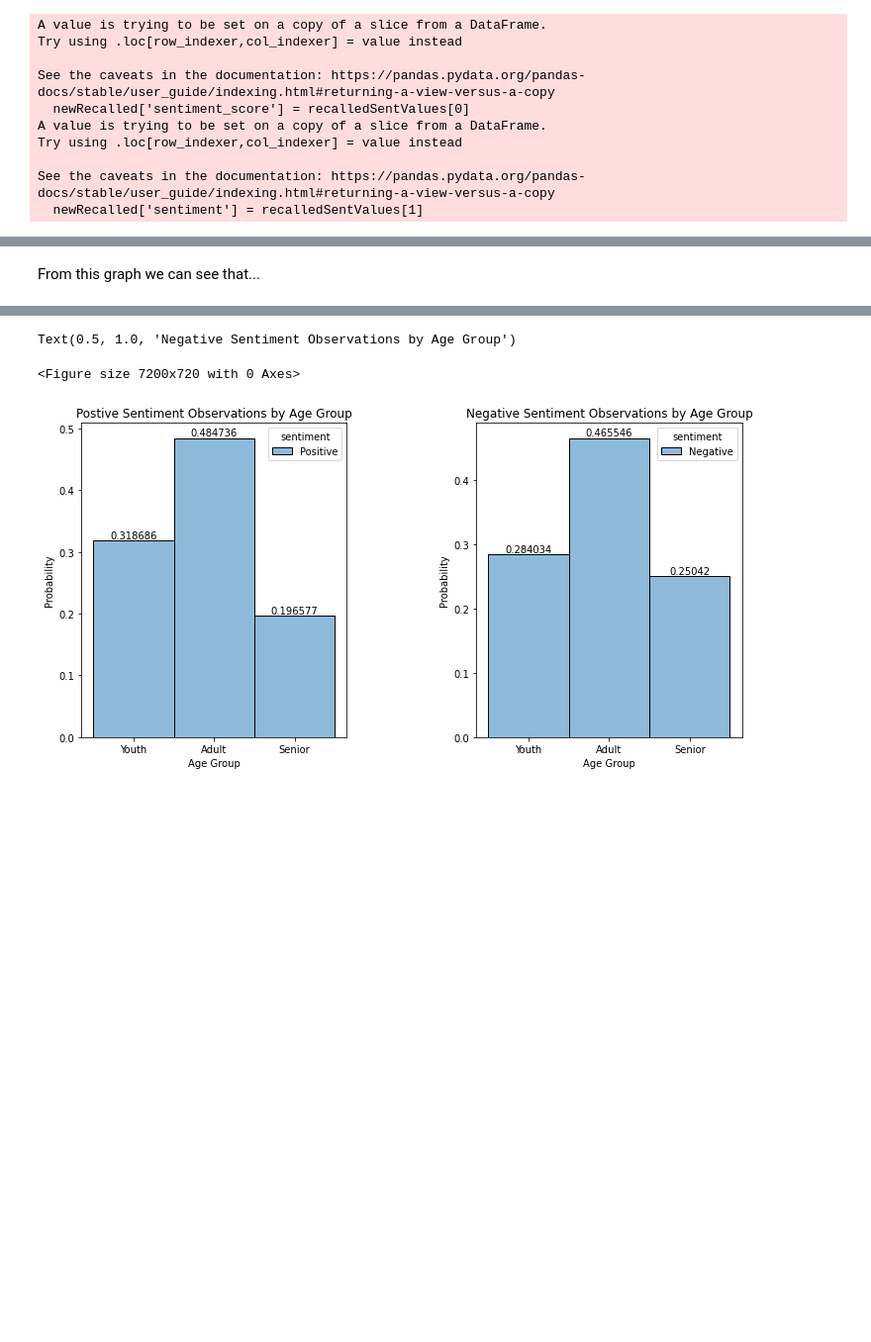
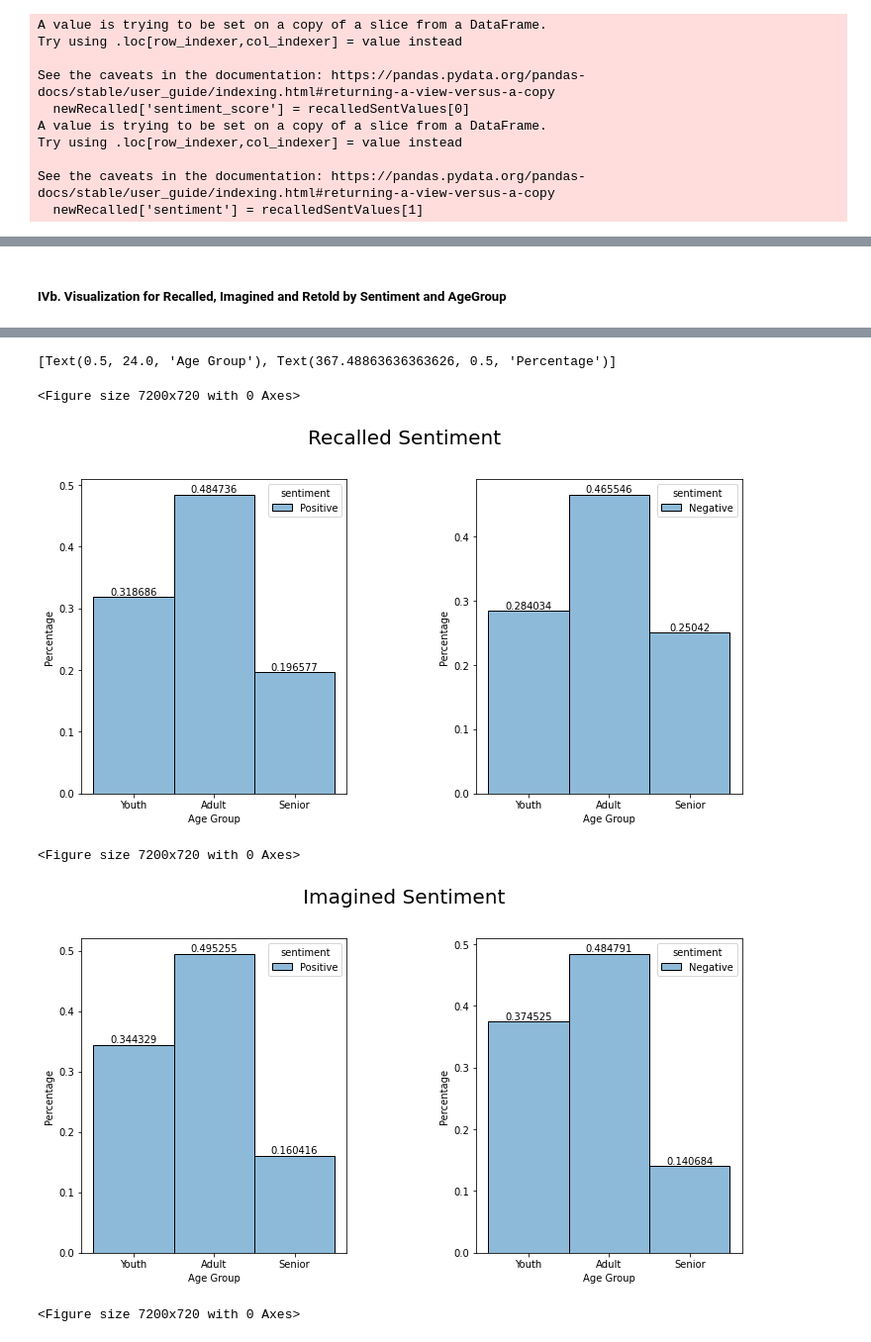
Before and after one commit to dbyers15/EmotionAndMemory, a Jupyter notebook: WorkingNotebook.ipynb, the cells around one changed output, grey strips where cells are left out. Shown at 99% size. Drawn from its saved outputs; the diff is of its cells as text; code cells hidden in the pictures; blank space fills up the shorter version.

Commit message:
updated imagined and retold groups + graphs

```diff
--- a/WorkingNotebook.ipynb
+++ b/WorkingNotebook.ipynb
@@ -379,0 +398,5 @@ newRecalled.head()
+# %%
+imaginedSentValues = sentScore(newImagined)
+newImagined['sentiment_score'] = imaginedSentValues[0]
+newImagined['sentiment'] = imaginedSentValues[1]
+newImagined.head()
@@ -379,0 +438,5 @@ newRecalled.head()
+# %%
+retoldSentValues = sentScore(newRetold)
+newRetold['sentiment_score'] = retoldSentValues[0]
+newRetold['sentiment'] = retoldSentValues[1]
+newRetold.head()
@@ -456,6 +687,7 @@ Age: 55.0 Percentage: 9.411764705882353
-# %% [markdown]
-From this graph we can see that...
+# %% [markdown]
+##### IVb. Visualization for Recalled, Imagined and Retold by Sentiment and AgeGroup
 # %%
+#Recalled Visualization
 #separate data into positive and negative sentiments
 pos_newRecalled = newRecalled.loc[newRecalled['sentiment'] == "Positive"]
 neg_newRecalled = newRecalled.loc[newRecalled['sentiment'] == "Negative"]
@@ -465,6 +697,7 @@ plt.figure(figsize=(100,10))
 fig, axes = plt.subplots(1, 2,figsize=(10,5))
 fig.tight_layout(w_pad = 10.0)
 sns.set_palette(sns.color_palette())
+fig.suptitle('Recalled Sentiment', fontsize=20, y = 1.1)
 
 #Positive sentiment graph by age group
 pos_newRecalled['AgeGroup'] = pd.Categorical(pos_newRecalled['AgeGroup'], ['Youth','Adult','Senior'])
@@ -473,7 +706,6 @@ for container in pos_graph_2.containers:
     pos_graph_2.bar_label(container)
 
 pos_graph_2.set(xlabel = 'Age Group', ylabel = 'Percentage')
-axes[0].set_title("Postive Sentiment Observations by Age Group", fontsize=12)
 
 #Negative sentiment graph by age group
 neg_newRecalled['AgeGroup'] = pd.Categorical(neg_newRecalled['AgeGroup'], ['Youth','Adult','Senior'])
@@ -482,7 +714,61 @@ for container in neg_graph_2.containers:
     neg_graph_2.bar_label(container)
 
 neg_graph_2.set(xlabel = 'Age Group', ylabel = 'Percentage')
-axes[1].set_title("Negative Sentiment Observations by Age Group")
+
+
+#Imagined Visualization
+#separate data into positive and negative sentiments
+pos_newImagined = newImagined.loc[newImagined['sentiment'] == "Positive"]
+neg_newImagined = newImagined.loc[newImagined['sentiment'] == "Negative"]
+
+#set figure and size
+plt.figure(figsize=(100,10))
+fig, axes = plt.subplots(1, 2,figsize=(10,5))
+fig.tight_layout(w_pad = 10.0)
+fig.suptitle('Imagined Sentiment', fontsize=20, y = 1.1)
+
+#Positive sentiment graph by age group
+pos_newImagined['AgeGroup'] = pd.Categorical(pos_newImagined['AgeGroup'], ['Youth','Adult','Senior'])
+pos_graph_2 = sns.histplot(data = pos_newImagined, x="AgeGroup",hue = "sentiment", stat = 'probability', common_norm = 'false', ax=axes[0])
+for container in pos_graph_2.containers:
+    pos_graph_2.bar_label(container)
+
+pos_graph_2.set(xlabel = 'Age Group', ylabel = 'Percentage')
+
+#Negative sentiment graph by age group
+neg_newImagined['AgeGroup'] = pd.Categorical(neg_newImagined['AgeGroup'], ['Youth','Adult','Senior'])
+neg_graph_2 = sns.histplot(data = neg_newImagined, x="AgeGroup", hue = "sentiment", stat = 'probability', common_norm = 'false', ax=axes[1])
+for container in neg_graph_2.containers:
+    neg_graph_2.bar_label(container)
+
+neg_graph_2.set(xlabel = 'Age Group', ylabel = 'Percentage')
+
+#Retold Visualization
+#separate data into positive and negative sentiments
+pos_newRetold = newRetold.loc[newRetold['sentiment'] == "Positive"]
+neg_newRetold = newRetold.loc[newRetold['sentiment'] == "Negative"]
+
+#set figure and size
+plt.figure(figsize=(100,10))
+fig, axes = plt.subplots(1, 2,figsize=(10,5))
+fig.tight_layout(w_pad = 10.0)
+fig.suptitle('Retold Sentiment', fontsize=20, y = 1.1)
+
+#Positive sentiment graph by age group
+pos_newRetold['AgeGroup'] = pd.Categorical(pos_newRetold['AgeGroup'], ['Youth','Adult','Senior'])
+pos_graph_2 = sns.histplot(data = pos_newRetold, x="AgeGroup",hue = "sentiment", stat = 'probability', common_norm = 'false', ax=axes[0])
+for container in pos_graph_2.containers:
+    pos_graph_2.bar_label(container)
+
+pos_graph_2.set(xlabel = 'Age Group', ylabel = 'Percentage')
+
+#Negative sentiment graph by age group
+neg_newRetold['AgeGroup'] = pd.Categorical(neg_newRetold['AgeGroup'], ['Youth','Adult','Senior'])
+neg_graph_2 = sns.histplot(data = neg_newRetold, x="AgeGroup", hue = "sentiment", stat = 'probability', common_norm = 'false', ax=axes[1])
+for container in neg_graph_2.containers:
+    neg_graph_2.bar_label(container)
+
+neg_graph_2.set(xlabel = 'Age Group', ylabel = 'Percentage')
 # %% [output]
 A value is trying to be set on a copy of a slice from a DataFrame.
 Try using .loc[row_indexer,col_indexer] = value instead
@@ -497,3 +790,6 @@ See the caveats in the documentation: https://pandas.pydata.org/pandas-docs/stab
-Text(0.5, 1.0, 'Negative Sentiment Observations by Age Group')
+[Text(0.5, 24.0, 'Age Group'), Text(367.48863636363626, 0.5, 'Percentage')]
 <Figure size 7200x720 with 0 Axes>
-[figure, old version]
+[figure, new version]
+<Figure size 7200x720 with 0 Axes>
+[figure, added]
+<Figure size 7200x720 with 0 Axes>
```
Also changed, not shown: parts of 12 cells of this notebook.
